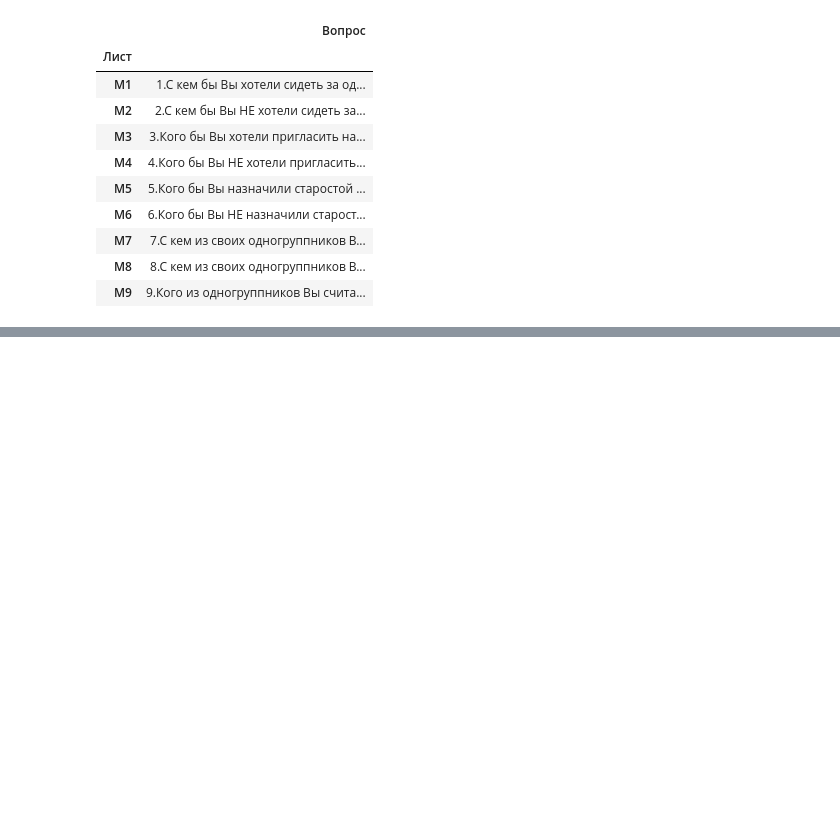
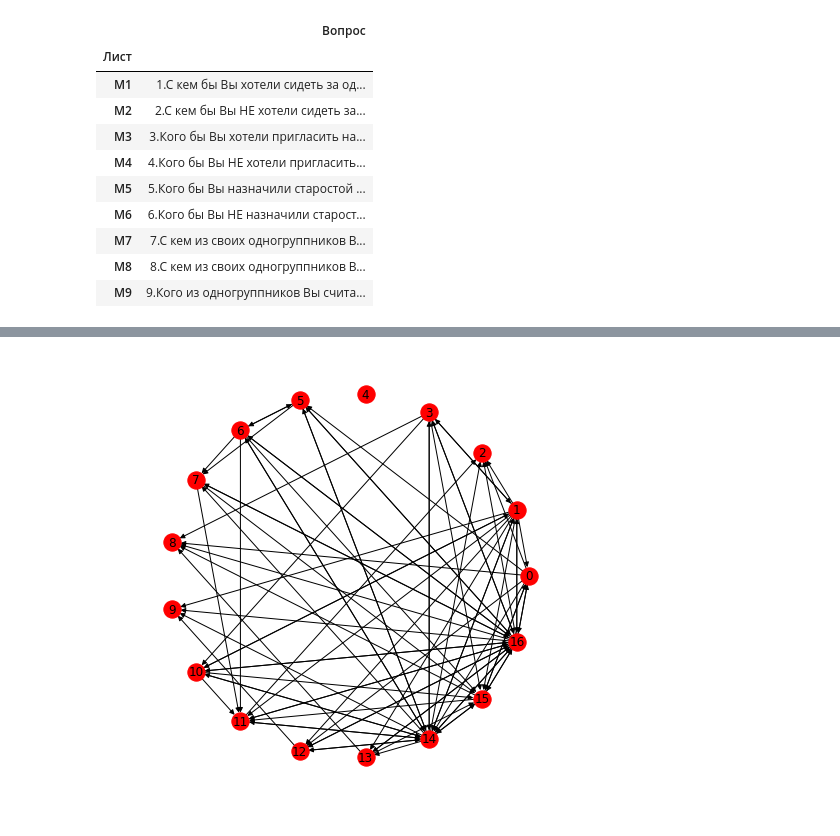
Before and after one commit to aptmess/pm.socio, a Jupyter notebook: code/socio.ipynb, the cells around one changed output, grey strips where cells are left out. Saved outputs shown, nothing was run; the diff lists cells and outputs as text; code cells hidden in the pictures; blank space fills up the shorter version.

Commit message:
построение социоматрицы

```diff
--- a/code/socio.ipynb
+++ b/code/socio.ipynb
@@ -37,3 +39,30 @@ description
 | M7 | 7.С кем из своих одногруппников В... |
 | M8 | 8.С кем из своих одногруппников В... |
 | M9 | 9.Кого из одногруппников Вы счита... |
+# %%
+def matrix_unite(data_1, data_2):
+    '''Объединяет две социоматрицы с положительными
+    и отрицательными признаками под одному вопросу, например,
+    матрицы
+
+    С кем бы Вы хотели сидеть за одной партой?
+    С кем бы Вы НЕ хотели сидеть за одной партой?
+
+    и считает число отданных и полученных выборов
+    '''
+    data = data_1 - data_2
+    data['+'] = data_1.sum(axis=1)
+    data['-'] = data_2.sum(axis=1)
+    data['sums'] = data_1.sum(axis=1) + data_2.sum(axis=1) #надо как-то убрать повторные пересчёты
+    data.loc['+'] = data_1.sum(axis=0)
+    data.loc['-'] = data_2.sum(axis=0)
+    data.loc['sums'] = data_1.sum(axis=0) + data_2.sum(axis=0)
+    data.loc['+', '+'] = data_1.sum(axis=1).sum()
+    data.loc['-', '-'] = data_2.sum(axis=1).sum()
+    data.loc['sums', 'sums'] = (data_1.sum(axis=0) + data_2.sum(axis=0)).sum()
+    return data
+# %%
+question_1 = matrix_unite(M1, M2)
+question_2 = matrix_unite(M3, M4)
+question_3 = matrix_unite(M5, M6)
+question_4 = matrix_unite(M7, M8)
@@ -39,0 +89,8 @@ description
+# %%
+plt.figure(figsize=(6, 6))
+
+G = nx.DiGraph(np.array(question_1))
+
+nx.draw(G, pos=nx.shell_layout(G), with_labels=True)
+# %% [output]
+[figure, added]
```
Also changed, not shown: parts of 3 cells of this notebook.
